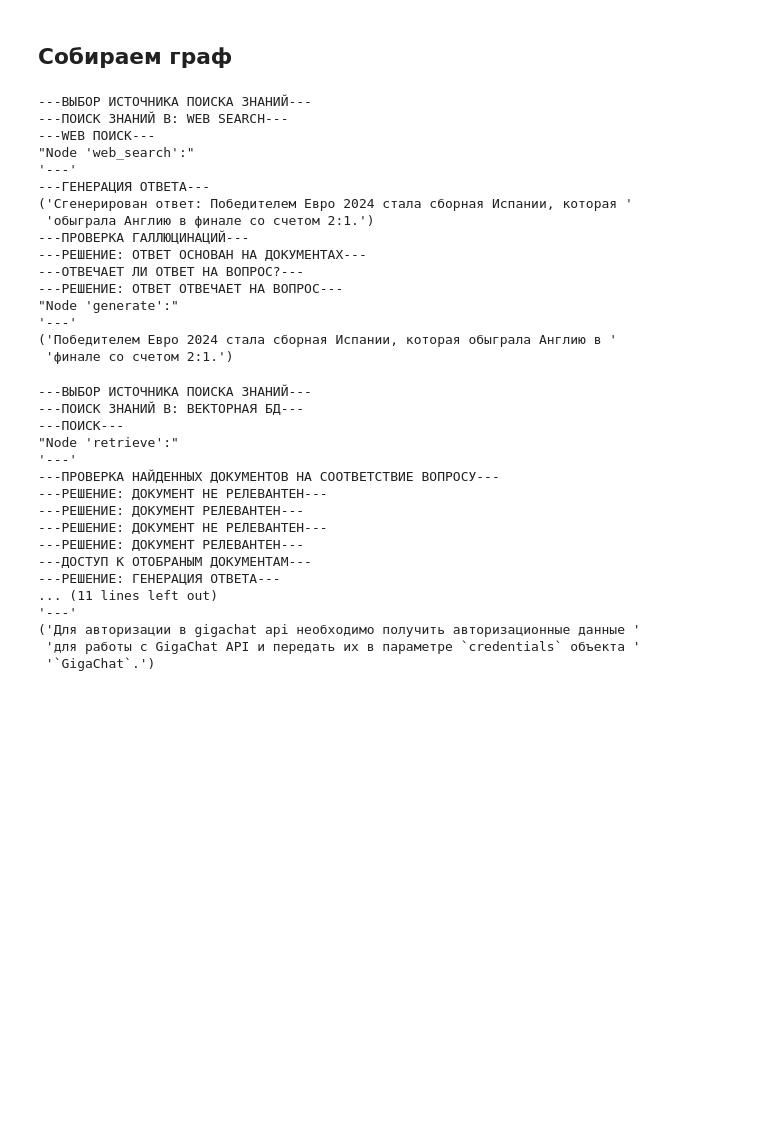
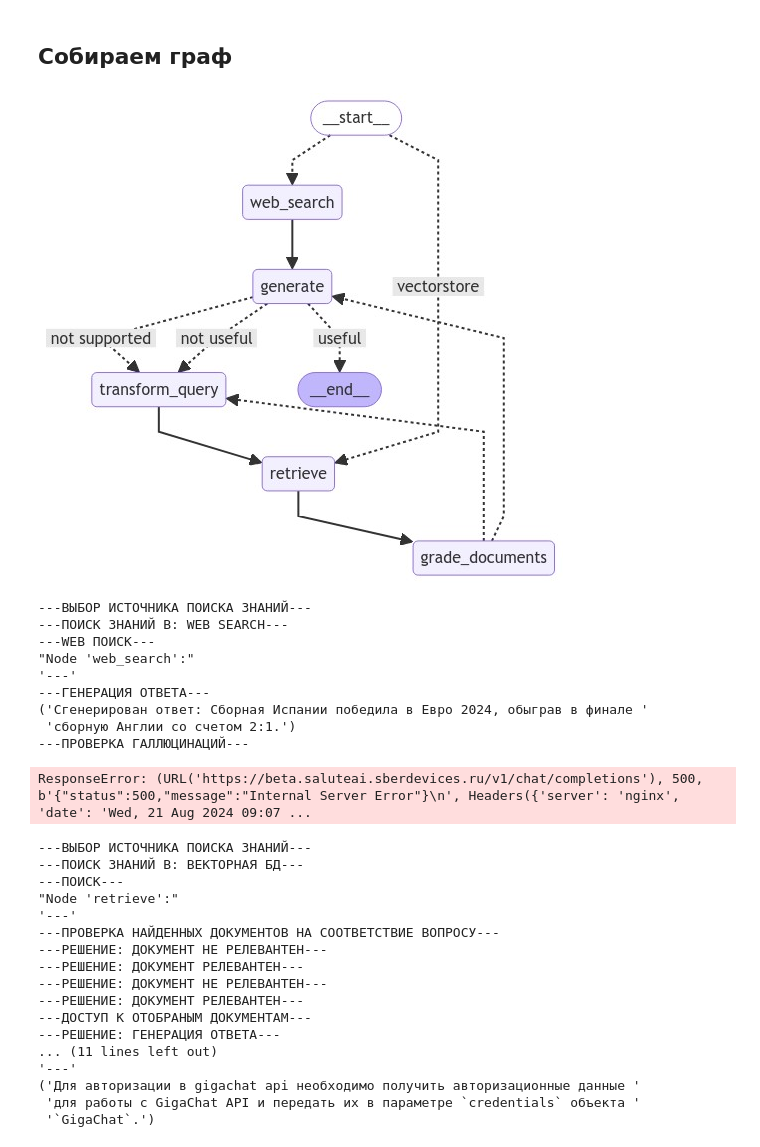
Before and after one commit to ai-forever/gigagraph, a Jupyter notebook: examples/rag/langgraph_adaptive_rag_giga.ipynb, the cells around one changed output. Cells and saved outputs as stored; diff of their text form; code cells hidden in the pictures; blank space fills up the shorter version.

```diff
--- a/examples/rag/langgraph_adaptive_rag_giga.ipynb
+++ b/examples/rag/langgraph_adaptive_rag_giga.ipynb
@@ -160,8 +159,9 @@ for q in questions:
 class GradeDocuments(BaseModel):
     """Релевантен ли документ запросу"""
 
-    binary_score: str = Field(
-        description="Релевантен ли документ запросу yes или no"
+    binary_score: Literal["yes", "no"] = Field(
+        ...,
+        description="Релевантен ли документ запросу yes или no",
     )
 
 
@@ -262,7 +250,8 @@ gigachain install-rus-certs
 class GradeHallucinations(BaseModel):
     """Оценка наличия галлюцинаций в ответе"""
 
-    binary_score: str = Field(
+    binary_score: Literal["yes", "no"] = Field(
+        ...,
         description="Ответ на основании фактов - yes или no"
     )
 
@@ -294,7 +283,8 @@ GradeHallucinations(binary_score='yes')
 class GradeAnswer(BaseModel):
     """Решение - отвечает ли ответ на вопрос."""
 
-    binary_score: str = Field(
+    binary_score: Literal["yes", "no"] = Field(
+        ...,
         description="Отвечает ли ответ на вопрос yes или no"
     )
 
@@ -633,8 +623,10 @@ workflow.add_conditional_edges(
 # Compile
 app = workflow.compile()
 # %%
-# from IPython.display import Image, display
-# display(Image(app.get_graph().draw_mermaid_png()))
+from IPython.display import Image, display
+display(Image(app.get_graph().draw_mermaid_png()))
+# %% [output]
+[figure, added]
 # %%
 from pprint import pprint
 
@@ -659,16 +651,10 @@ pprint(value["generation"])
 "Node 'web_search':"
 '---'
 ---ГЕНЕРАЦИЯ ОТВЕТА---
-('Сгенерирован ответ: Победителем Евро 2024 стала сборная Испании, которая '
- 'обыграла Англию в финале со счетом 2:1.')
+('Сгенерирован ответ: Сборная Испании победила в Евро 2024, обыграв в финале '
+ 'сборную Англии со счетом 2:1.')
 ---ПРОВЕРКА ГАЛЛЮЦИНАЦИЙ---
----РЕШЕНИЕ: ОТВЕТ ОСНОВАН НА ДОКУМЕНТАХ---
----ОТВЕЧАЕТ ЛИ ОТВЕТ НА ВОПРОС?---
----РЕШЕНИЕ: ОТВЕТ ОТВЕЧАЕТ НА ВОПРОС---
-"Node 'generate':"
-'---'
-('Победителем Евро 2024 стала сборная Испании, которая обыграла Англию в '
- 'финале со счетом 2:1.')
+ResponseError: (URL('https://beta.saluteai.sberdevices.ru/v1/chat/completions'), 500, b'{"status":500,"message":"Internal Server Error"}\n', Headers({'server': 'nginx', 'date': 'Wed, 21 Aug 2024 09:07 ...
 # %%
 # Run
 inputs = {"question": "Как авторизоваться в gigachat api"}
```
Also changed, not shown: parts of 3 cells of this notebook.
